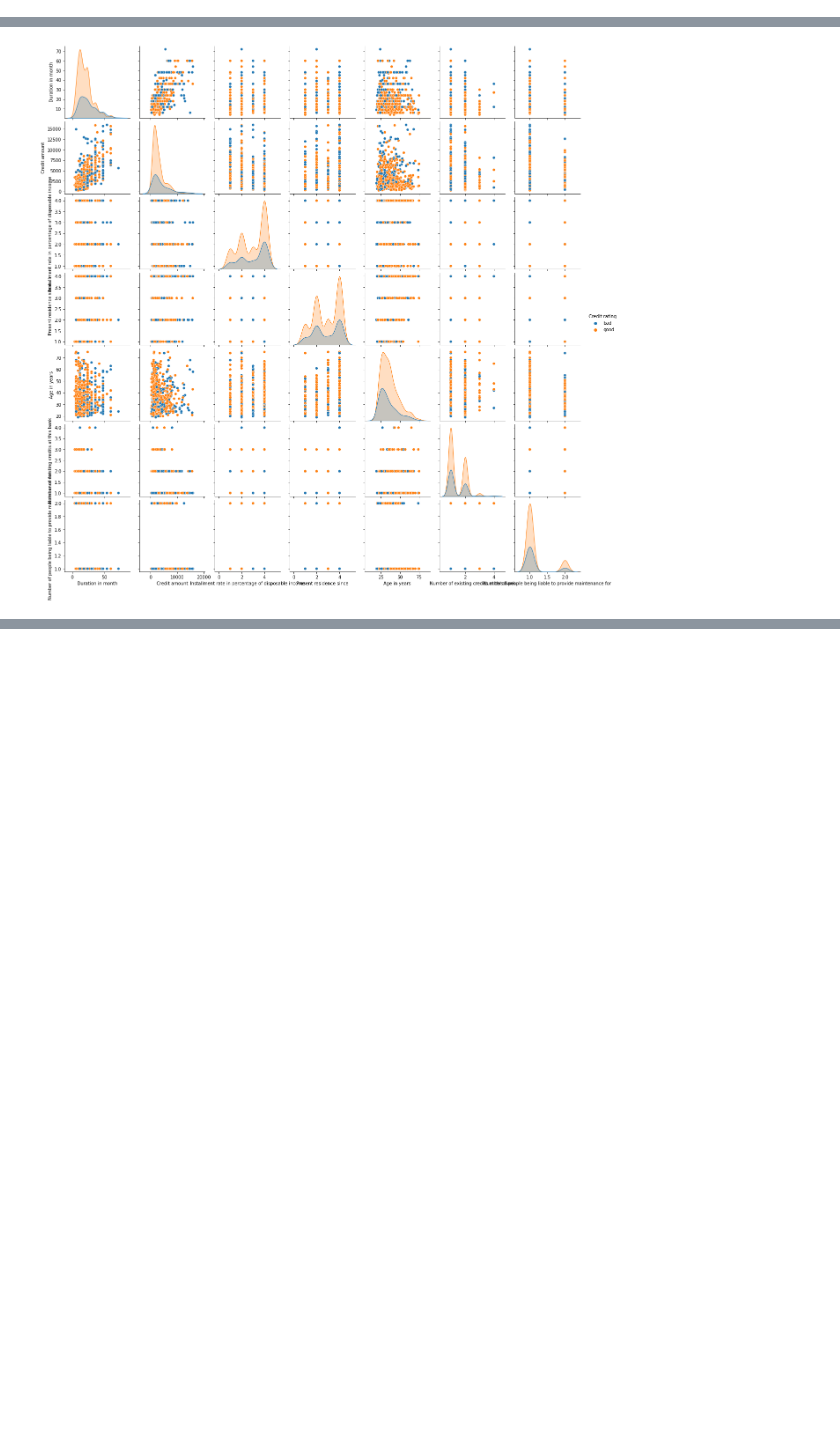
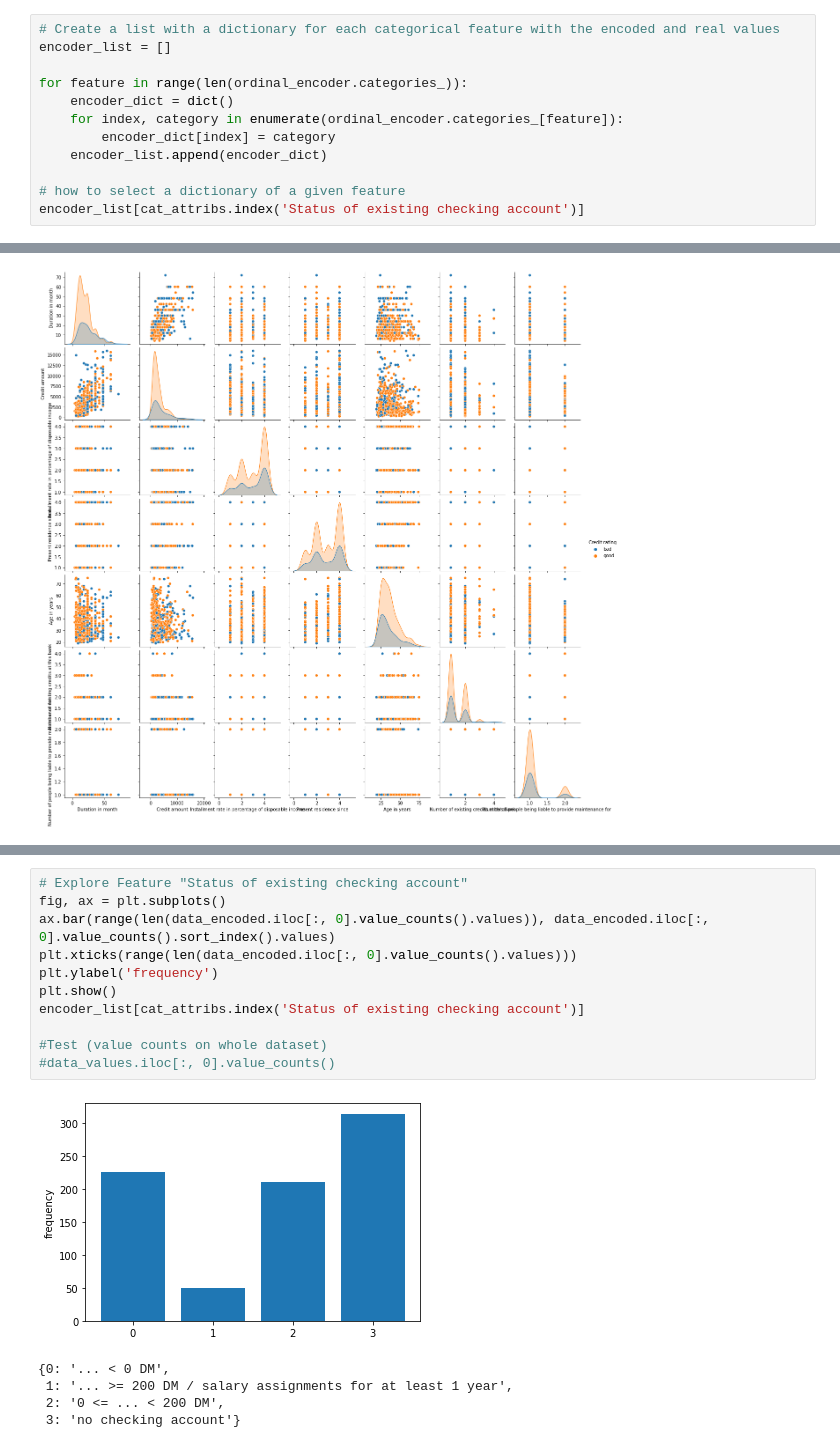
Before and after one commit to dennismgoetz/HoML-Credit-Data, a Jupyter notebook: Data Understanding.ipynb, the cells around one changed output, grey strips where cells are left out. Saved outputs shown, nothing was run; the diff lists cells and outputs as text; blank space fills up the shorter version.

```diff
--- a/Data Understanding.ipynb
+++ b/Data Understanding.ipynb
@@ -128,3 +216,15 @@ data_encoded.head(3)
 | 661 | 0.0 | 12 | 3.0 | 1.0 | 900 | 4.0 | ... |
 | 300 | 3.0 | 6 | 3.0 | 1.0 | 672 | 0.0 | ... |
 3 rows × 21 columns
+# %%
+# Create a list with a dictionary for each categorical feature with the encoded and real values
+encoder_list = []
+
+for feature in range(len(ordinal_encoder.categories_)):
+    encoder_dict = dict()
+    for index, category in enumerate(ordinal_encoder.categories_[feature]):
+        encoder_dict[index] = category
+    encoder_list.append(encoder_dict)
+
+# how to select a dictionary of a given feature
+encoder_list[cat_attribs.index('Status of existing checking account')]
@@ -621,0 +463,17 @@ critical value is: 5.991464547107979
+# %%
+# Explore Feature "Status of existing checking account"
+fig, ax = plt.subplots()
+ax.bar(range(len(data_encoded.iloc[:, 0].value_counts().values)), data_encoded.iloc[:, 0].value_counts().sort_index().values)
+plt.xticks(range(len(data_encoded.iloc[:, 0].value_counts().values)))
+plt.ylabel('frequency')
+plt.show()
+encoder_list[cat_attribs.index('Status of existing checking account')]
+
+#Test (value counts on whole dataset)
+#data_values.iloc[:, 0].value_counts()
+# %% [output]
+[figure, added]
+{0: '... < 0 DM',
+ 1: '... >= 200 DM / salary assignments for at least 1 year',
+ 2: '0 <= ... < 200 DM',
+ 3: 'no checking account'}
```
Also changed, not shown: parts of 41 cells of this notebook, 1 other file.
